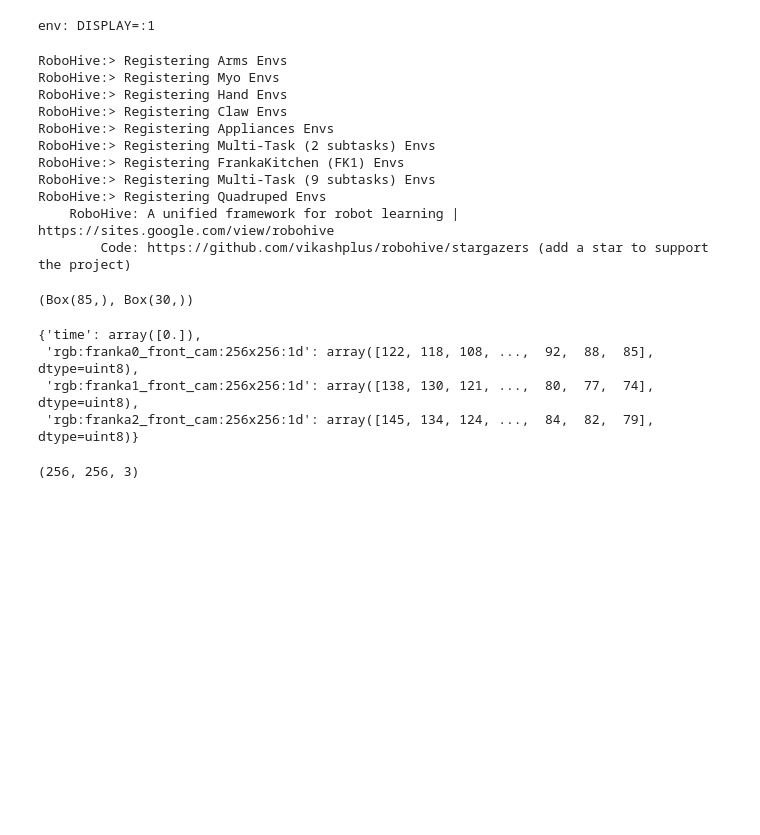
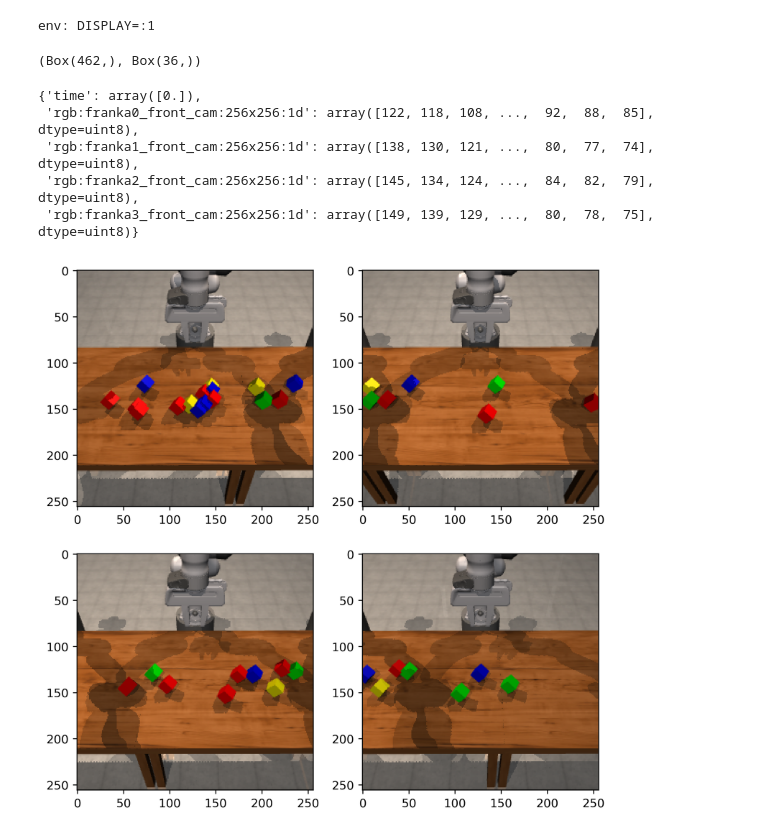
Before and after one commit to dosssman/robohive, a Jupyter notebook: envtest.ipynb, the cells around one changed output. Drawn from its saved outputs; the diff is of its cells as text; code cells hidden in the pictures; blank space fills up the shorter version.

```diff
--- a/envtest.ipynb
+++ b/envtest.ipynb
@@ -6,29 +6,21 @@ env: DISPLAY=:1
 import gym
 import robohive
 
+from matplotlib import pyplot as plt
+
 # env = gym.make("FrankaReachFixedMulti-v0")
 env = gym.make("FrankaReachFixedMulti-v0",
-               visual_keys=[
-                 "rgb:franka0_front_cam:256x256:1d",
-                 "rgb:franka1_front_cam:256x256:1d",
-                 "rgb:franka2_front_cam:256x256:1d"
-               ])
+              #  visual_keys=[
+              #    "rgb:franka0_front_cam:256x256:1d",
+              #    "rgb:franka1_front_cam:256x256:1d",
+              #    "rgb:franka2_front_cam:256x256:1d",
+              #    "rgb:franka3_front_cam:256x256:1d"
+              #  ]
+              )
-# %% [output]
-RoboHive:> Registering Arms Envs
-RoboHive:> Registering Myo Envs
-RoboHive:> Registering Hand Envs
-RoboHive:> Registering Claw Envs
-RoboHive:> Registering Appliances Envs
-RoboHive:> Registering Multi-Task (2 subtasks) Envs
-RoboHive:> Registering FrankaKitchen (FK1) Envs
-RoboHive:> Registering Multi-Task (9 subtasks) Envs
-RoboHive:> Registering Quadruped Envs
-    RoboHive: A unified framework for robot learning | https://sites.google.com/view/robohive
-        Code: https://github.com/vikashplus/robohive/stargazers (add a star to support the project)
 # %%
 env.observation_space, env.action_space # 9 x 3
 # %% [output]
-(Box(85,), Box(30,))
+(Box(462,), Box(36,))
 # %%
 obs = env.reset()
 # %%
@@ -37,9 +29,17 @@ visuals = env.get_visuals(); visuals
 {'time': array([0.]),
  'rgb:franka0_front_cam:256x256:1d': array([122, 118, 108, ...,  92,  88,  85], dtype=uint8),
  'rgb:franka1_front_cam:256x256:1d': array([138, 130, 121, ...,  80,  77,  74], dtype=uint8),
- 'rgb:franka2_front_cam:256x256:1d': array([145, 134, 124, ...,  84,  82,  79], dtype=uint8)}
+ 'rgb:franka2_front_cam:256x256:1d': array([145, 134, 124, ...,  84,  82,  79], dtype=uint8),
+ 'rgb:franka3_front_cam:256x256:1d': array([149, 139, 129, ...,  80,  78,  75], dtype=uint8)}
-# %%
-# fig, axes = plt.subplots(1, 3)
-visuals["rgb:franka0_front_cam:256x256:1d"].reshape(256, 256, 3).shape
-# %% [output]
-(256, 256, 3)
+# %%
+# fig, axes = plt.subplots(1, 3)
+fig, axes = plt.subplots(2, 2, figsize=(8, 8), dpi=400)
+
+for r in range(2):
+  for c in range(2):
+    visual_idx = r * 2 + c
+    axes[r, c].imshow(
+      visuals[list(visuals.keys())[1:][visual_idx]].reshape(256, 256, 3)
+    )
+# %% [output]
+[figure, added]
```
Also changed, not shown: 2 other files.
